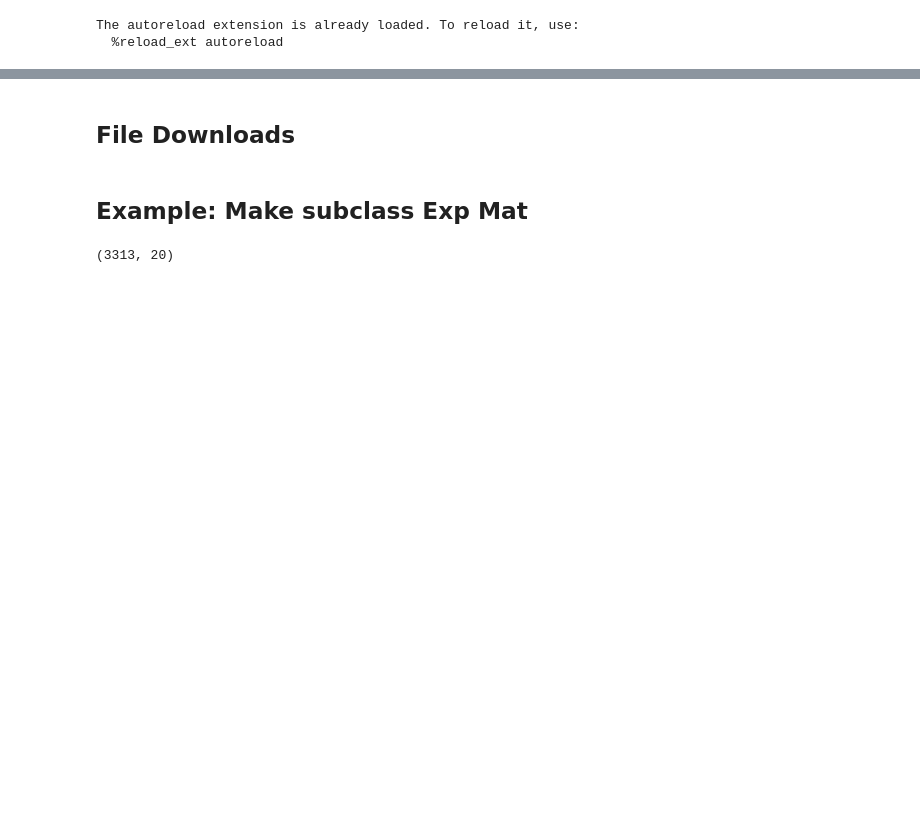
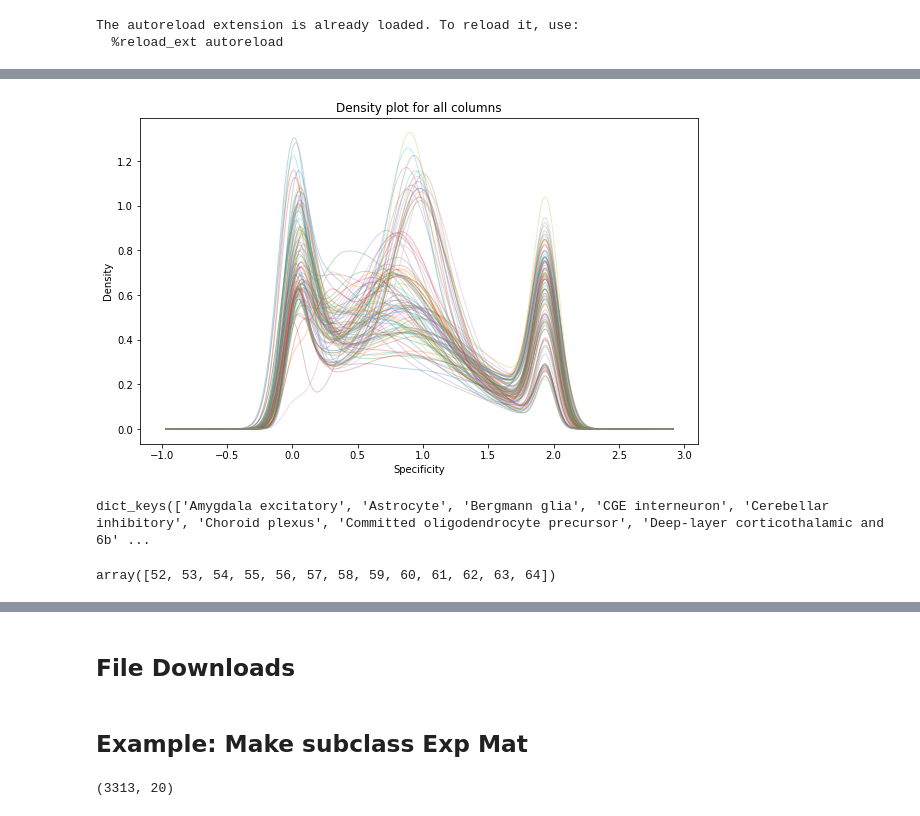
Before and after one commit to explorerwjy/CellTypeBias_VIP, a Jupyter notebook: notebooks/notebook_preprocessing.ipynb, the cells around one changed output, grey strips where cells are left out. Cells and saved outputs as stored; diff of their text form; code cells hidden in the pictures; blank space fills up the shorter version.

```diff
--- a/notebooks/notebook_preprocessing.ipynb
+++ b/notebooks/notebook_preprocessing.ipynb
@@ -23,0 +241,12 @@ fm._load_fontmanager(try_read_cache=False)
+# %%
+import matplotlib.pyplot as plt
+
+plt.figure(figsize=(10, 6))
+for col in specificity_filt_df_clip.columns[:100]:
+    specificity_filt_df_clip[col].plot(kind='density', alpha=0.3, linewidth=1)
+plt.title('Density plot for all columns')
+plt.xlabel('Specificity')
+plt.ylabel('Density')
+plt.show()
+# %% [output]
+[figure, added]
@@ -23,0 +256,8 @@ fm._load_fontmanager(try_read_cache=False)
+# %%
+grouped.keys()
+# %% [output]
+dict_keys(['Amygdala excitatory', 'Astrocyte', 'Bergmann glia', 'CGE interneuron', 'Cerebellar inhibitory', 'Choroid plexus', 'Committed oligodendrocyte precursor', 'Deep-layer corticothalamic and 6b' ...
+# %%
+grouped["Astrocyte"].index.values
+# %% [output]
+array([52, 53, 54, 55, 56, 57, 58, 59, 60, 61, 62, 63, 64])
```
Also changed, not shown: parts of 48 cells of this notebook, 16 other files.
